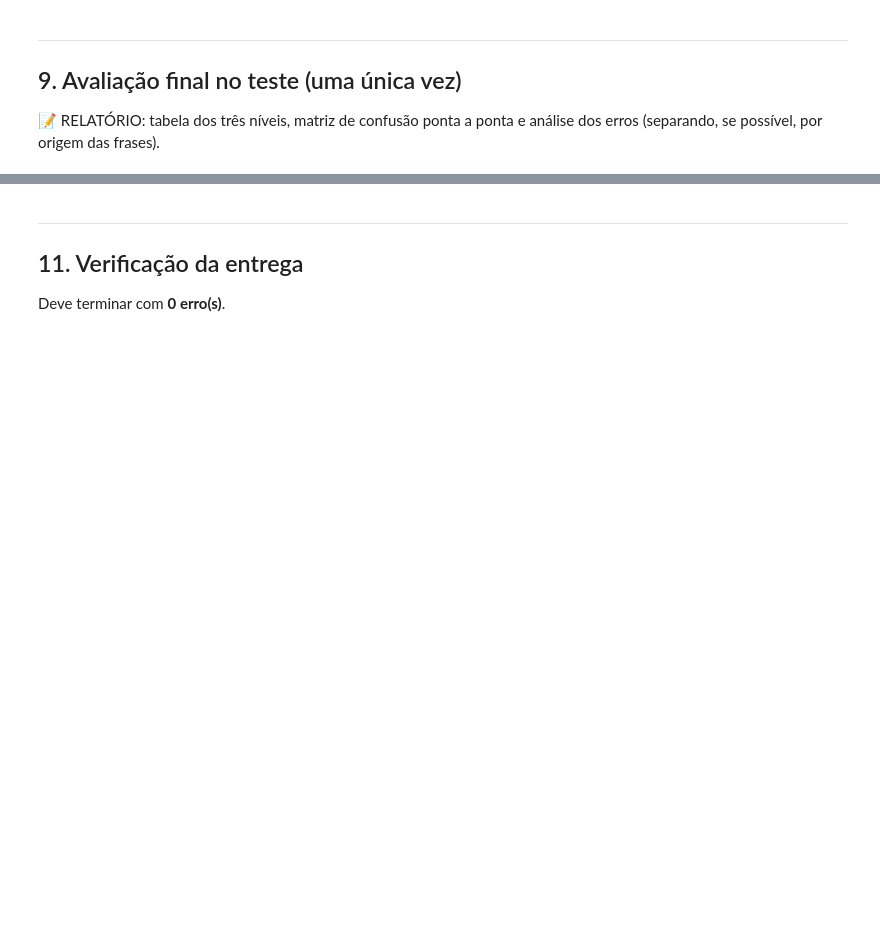
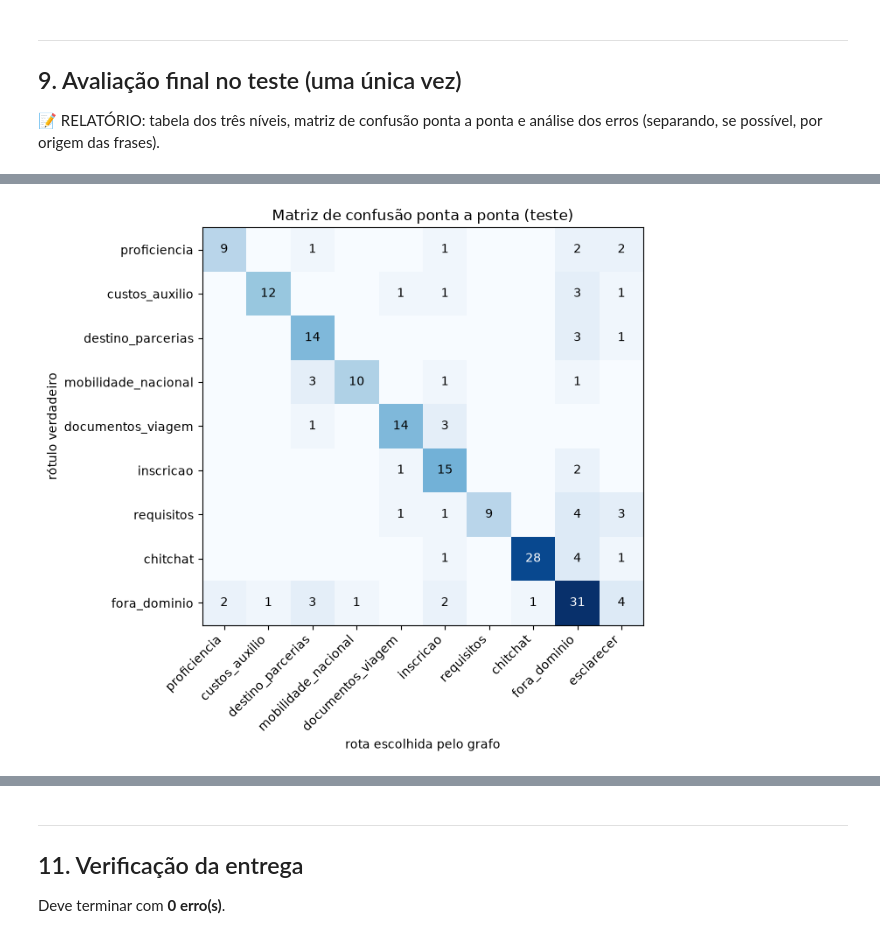
Before and after one commit to peedrocs/IA-2026-02-TP-Chatbot-RUMO, a Jupyter notebook: notebooks/01_trabalho_grupo.ipynb, the cells around one changed output, grey strips where cells are left out. Cells and saved outputs as stored; diff of their text form; code cells hidden in the pictures; blank space fills up the shorter version.

```diff
--- a/notebooks/01_trabalho_grupo.ipynb
+++ b/notebooks/01_trabalho_grupo.ipynb
@@ -867,0 +896,21 @@ previsoes.loc[~previsoes["acertou"], ["texto", "real", "rota", "confianca_escopo
+# %%
+pa = resultado["ponta_a_ponta"]
+mc = pd.DataFrame(pa["matriz_confusao"], index=pa["rotulos"], columns=pa["rotulos_previstos"])
+
+fig, ax = plt.subplots(figsize=(8, 6.5))
+ax.imshow(mc.values, cmap="Blues")
+ax.set_xticks(range(len(mc.columns)), mc.columns, rotation=45, ha="right")
+ax.set_yticks(range(len(mc.index)), mc.index)
+for i in range(mc.shape[0]):
+    for j in range(mc.shape[1]):
+        if mc.values[i, j]:
+            ax.text(j, i, mc.values[i, j], ha="center", va="center",
+                    color="white" if mc.values[i, j] > mc.values.max() / 2 else "black")
+ax.set_xlabel("rota escolhida pelo grafo")
+ax.set_ylabel("rótulo verdadeiro")
+ax.set_title("Matriz de confusão ponta a ponta (teste)")
+ax.grid(False)
+plt.tight_layout()
+plt.show()
+# %% [output]
+[figure, added]
```
Also changed, not shown: parts of 10 cells of this notebook, 1 other file.
